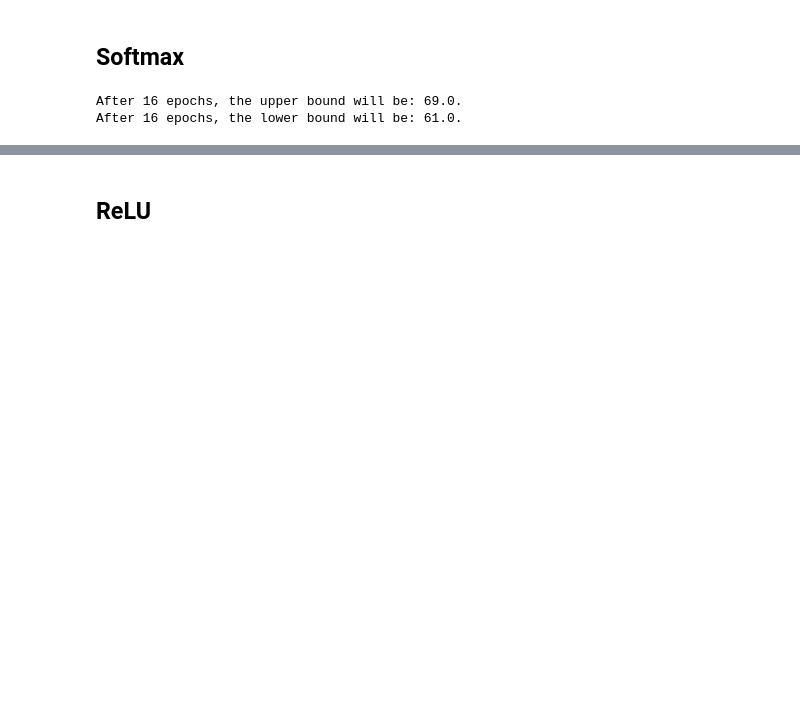
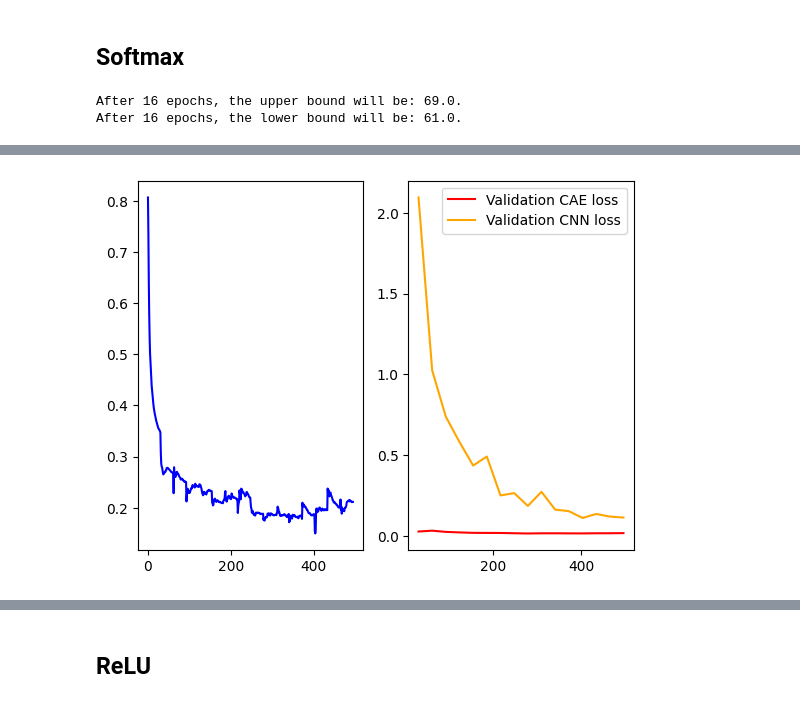
Before and after one commit to tdrose/ionimage_embedding, a Jupyter notebook: notebooks/evaluating_embeddings.ipynb, the cells around one changed output, grey strips where cells are left out. Drawn from its saved outputs; the diff is of its cells as text; code cells hidden in the pictures; blank space fills up the shorter version.

```diff
--- a/notebooks/evaluating_embeddings.ipynb
+++ b/notebooks/evaluating_embeddings.ipynb
@@ -175,4 +179,13 @@ Training Epoch: 15 | CAE-Loss: 0.029121 | CNN-Loss: 0.121839 | Total loss: 0.136
 0
+# %%
+fig, (ax1, ax2) = plt.subplots(nrows=1, ncols=2)
+ax1.plot(model_softmax.loss_list, '-', label='Combined training loss', color='blue')
+ax2.plot((np.arange(model_softmax.training_epochs)+1)*31, model_softmax.val_losses_cae, '-', label='Validation CAE loss', color='red')
+ax2.plot((np.arange(model_softmax.training_epochs)+1)*31, model_softmax.val_losses_clust, '-', label='Validation CNN loss', color='orange')
+plt.legend()
+plt.show()
+# %% [output]
+[figure, added]
 # %%
 pred_labels1 = model_softmax.inference()
 
```
Also changed, not shown: parts of 7 cells of this notebook, 2 other files.
